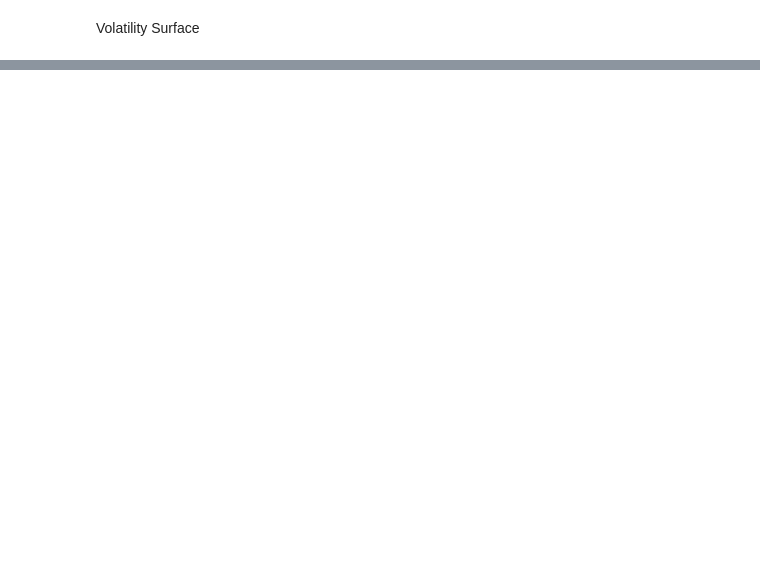
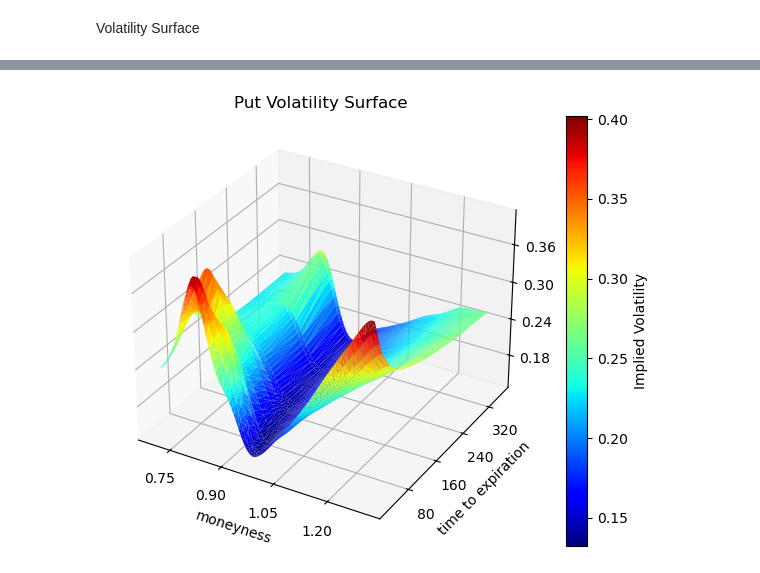
Before and after one commit to amoszczynski/Vol_GP, a Jupyter notebook: daily_GP/daily_GP.ipynb, the cells around one changed output, grey strips where cells are left out. Saved outputs shown, nothing was run; the diff lists cells and outputs as text; code cells hidden in the pictures; blank space fills up the shorter version.

```diff
--- a/daily_GP/daily_GP.ipynb
+++ b/daily_GP/daily_GP.ipynb
@@ -462,0 +480,29 @@ plt.show() # or:
+# %%
+from matplotlib.ticker import MaxNLocator
+from matplotlib import cm
+from mpl_toolkits.mplot3d import Axes3D
+
+Xs = p_surface[:,0]
+Ys = p_surface[:,1]
+Zs = p_surface[:,2]
+
+fig = plt.figure()
+ax = fig.add_subplot(111, projection='3d')
+
+surf = ax.plot_trisurf(Xs, Ys, Zs, cmap=cm.jet, linewidth=0)
+fig.colorbar(surf, label='Implied Volatility')
+
+ax.set_xlabel('moneyness')
+ax.set_ylabel('time to expiration')
+
+ax.xaxis.set_major_locator(MaxNLocator(5))
+ax.yaxis.set_major_locator(MaxNLocator(6))
+ax.zaxis.set_major_locator(MaxNLocator(5))
+ax.set_title('Put Volatility Surface')
+
+
+fig.tight_layout()
+
+plt.show() # or:
+# %% [output]
+[figure, added]
```
Also changed, not shown: parts of 10 cells of this notebook.
